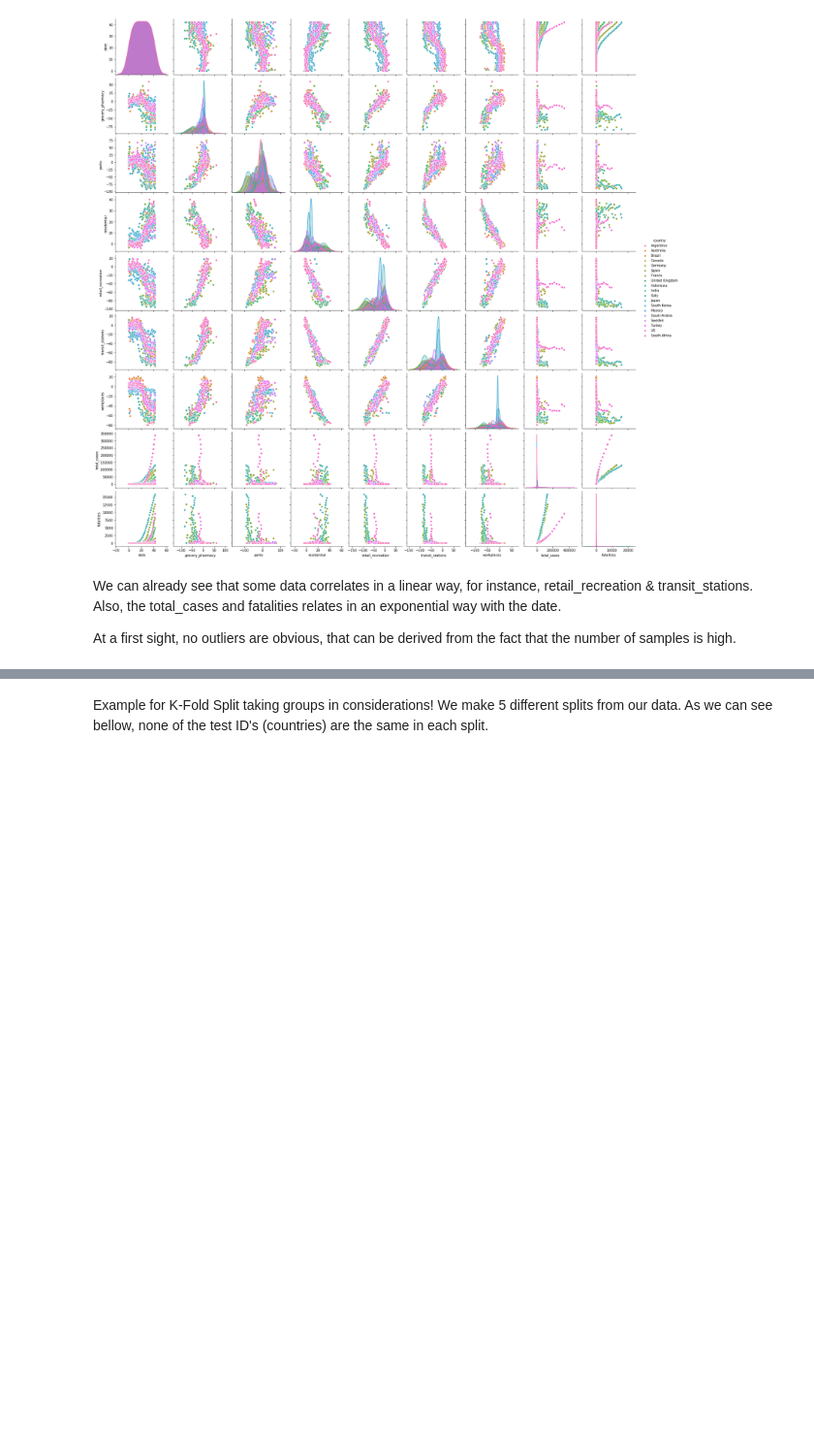
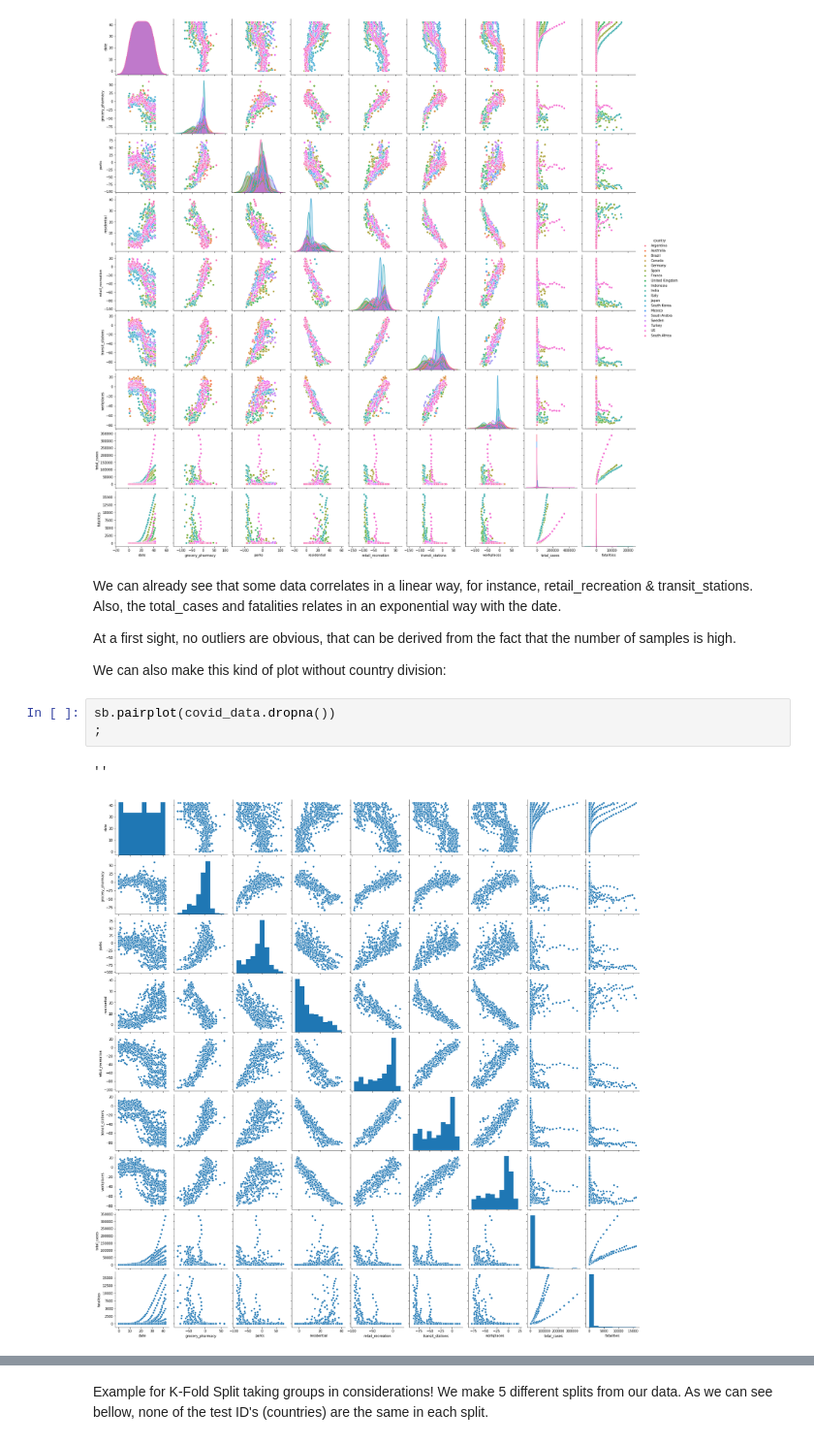
Before and after one commit to fsbarros98/IART_classes, a Jupyter notebook: COVID-19/code/project.ipynb, the cells around one changed output, grey strips where cells are left out. Shown at 97% size. Drawn from its saved outputs; the diff is of its cells as text; blank space fills up the shorter version.

```diff
--- a/COVID-19/code/project.ipynb
+++ b/COVID-19/code/project.ipynb
@@ -132,3 +143,11 @@ sb.pairplot(covid_data.dropna(),hue="country")
 We can already see that some data correlates in a linear way, for instance, retail_recreation & transit_stations. Also, the total_cases and fatalities relates in an exponential way with the date.
 
 At a first sight, no outliers are obvious, that can be derived from the fact that the number of samples is high.
+
+We can also make this kind of plot without country division:
+# %%
+sb.pairplot(covid_data.dropna())
+;
+# %% [output]
+''
+[figure, added]
```
Also changed, not shown: parts of 23 cells of this notebook.
